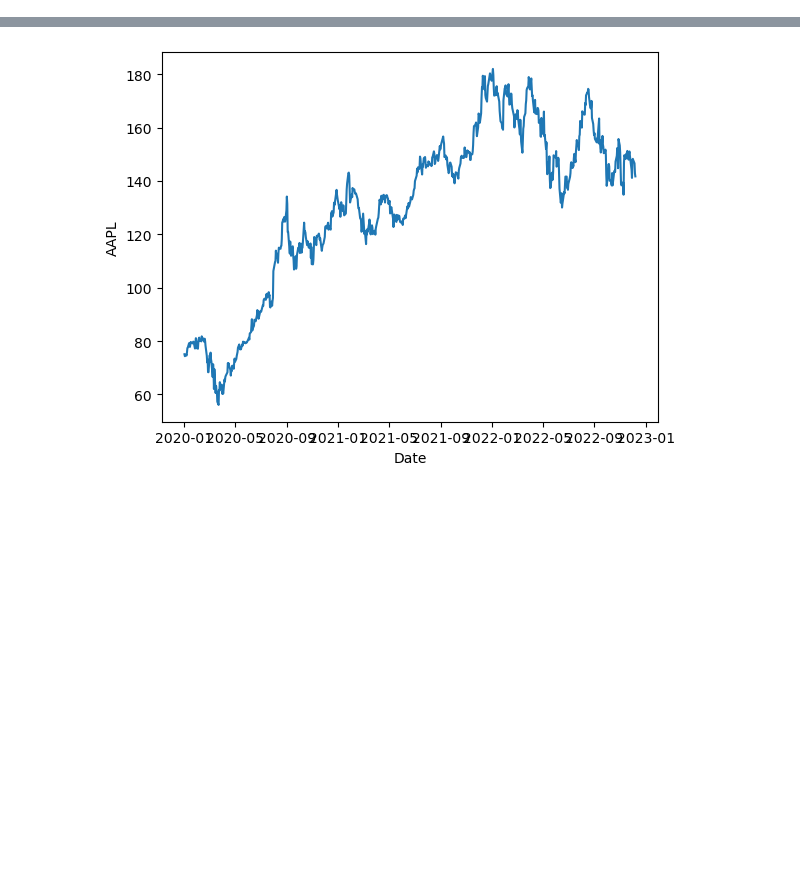
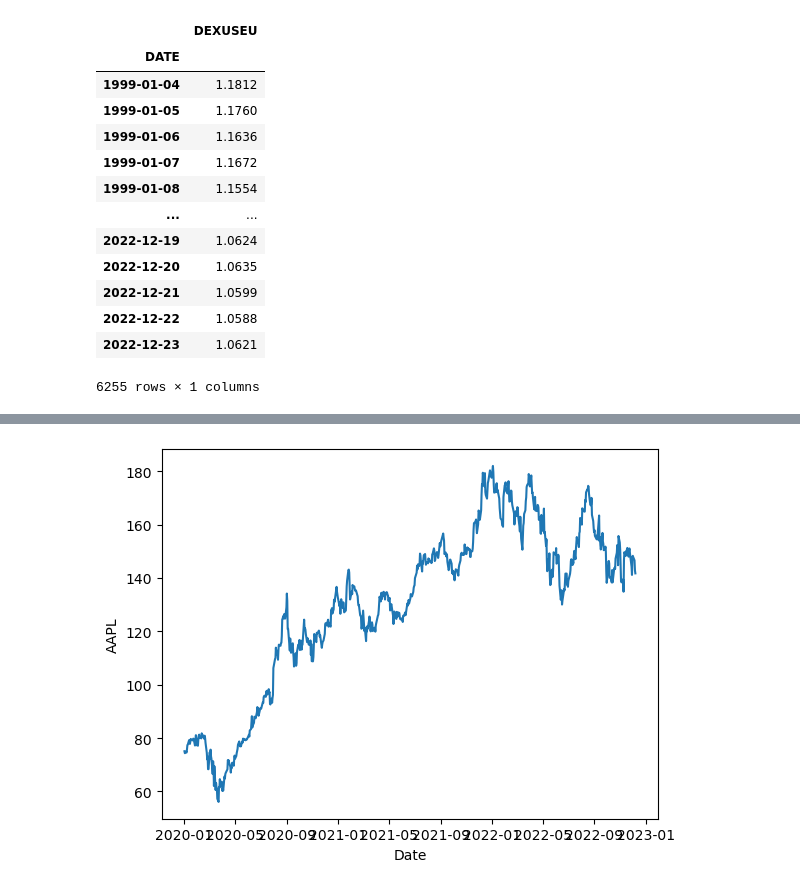
Before and after one commit to gabrielhayoun/PIE, a Jupyter notebook: pynance/data/data_functions.ipynb, the cells around one changed output, grey strips where cells are left out. Saved outputs shown, nothing was run; the diff lists cells and outputs as text; code cells hidden in the pictures; blank space fills up the shorter version.

```diff
--- a/pynance/data/data_functions.ipynb
+++ b/pynance/data/data_functions.ipynb
@@ -97,0 +98,18 @@ stk_data = web.DataReader(x, 'yahoo', start='2000')
+# %%
+ccy_data = web.DataReader(conversion, 'fred', start='1999')
+ccy_data
+# %% [output]
+|  | DEXUSEU |
+| DATE |  |
+| 1999-01-04 | 1.1812 |
+| 1999-01-05 | 1.1760 |
+| 1999-01-06 | 1.1636 |
+| 1999-01-07 | 1.1672 |
+| 1999-01-08 | 1.1554 |
+| ... | ... |
+| 2022-12-19 | 1.0624 |
+| 2022-12-20 | 1.0635 |
+| 2022-12-21 | 1.0599 |
+| 2022-12-22 | 1.0588 |
+| 2022-12-23 | 1.0621 |
+6255 rows × 1 columns
```
Also changed, not shown: parts of 10 cells of this notebook, 5 other files.
